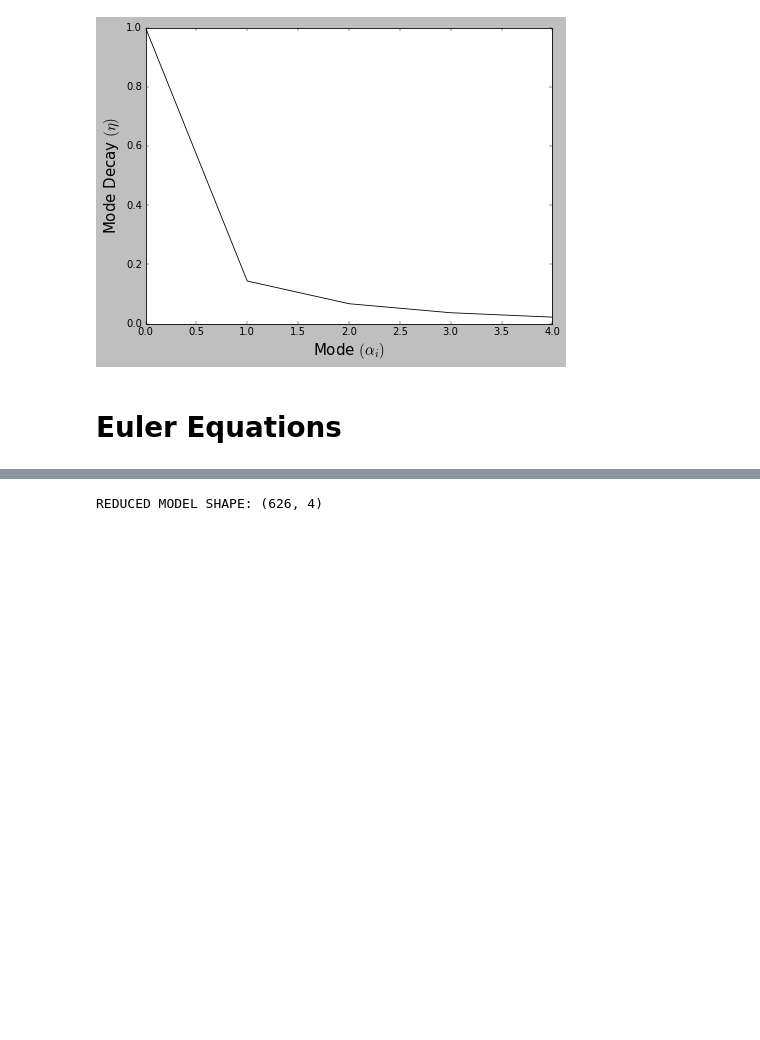
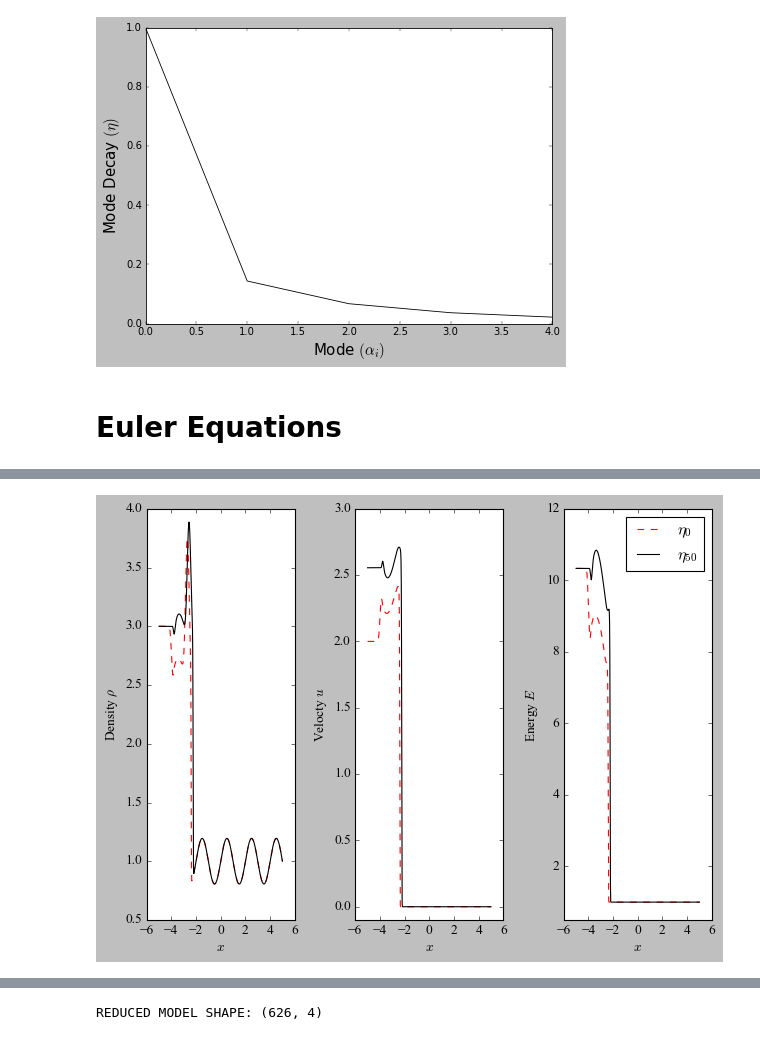
Before and after one commit to dlhallman/pod_hbnode, a Jupyter notebook: doc/Decompositions.ipynb, the cells around one changed output, grey strips where cells are left out. Cells and saved outputs as stored; diff of their text form; code cells hidden in the pictures; blank space fills up the shorter version.

```diff
--- a/doc/Decompositions.ipynb
+++ b/doc/Decompositions.ipynb
@@ -366,3 +366,29 @@ Data Shape: (500, 626, 3)
+# %%
+plt.figure(tight_layout=True)
+plt.subplot(131,aspect='auto')
+plt.plot(x, rho[:,50,0], 'r--', label = 'param1')
+plt.plot(x, rho[:,50,50], 'k', label = 'param2')
+plt.ylim(0.5,4)
+plt.ylabel('Density $\\rho$')
+plt.xlabel('$x$')
+
+plt.subplot(132,aspect='auto')
+plt.plot(x, u[:,50,0], 'r--', label = 'param1')
+plt.plot(x, u[:,50,50], 'k', label = 'param2')
+plt.ylim(-.1,3)
+plt.ylabel('Velocty $u$')
+plt.xlabel('$x$')
+
+plt.subplot(133,aspect='auto')
+plt.plot(x, E[:,50,0], 'r--', label = 'param1')
+plt.plot(x, E[:,50,50], 'k', label = 'param2')
+plt.legend(('$\\eta_0$','$\\eta_{50}$'))
+plt.ylim(0.5,12)
+plt.ylabel('Energy $E$')
+plt.xlabel('$x$')
+plt.savefig('../out/ee_params.pdf',format='pdf',bbox_inches='tight')
+# %% [output]
+[figure, added]
 # %%
 def ee_plot(ee_t1, ee_p1, ee_t2, ee_p2):
     plt.figure(figsize=(16, 6), dpi=80)
```
Also changed, not shown: parts of 2 cells of this notebook, 4 other files.
